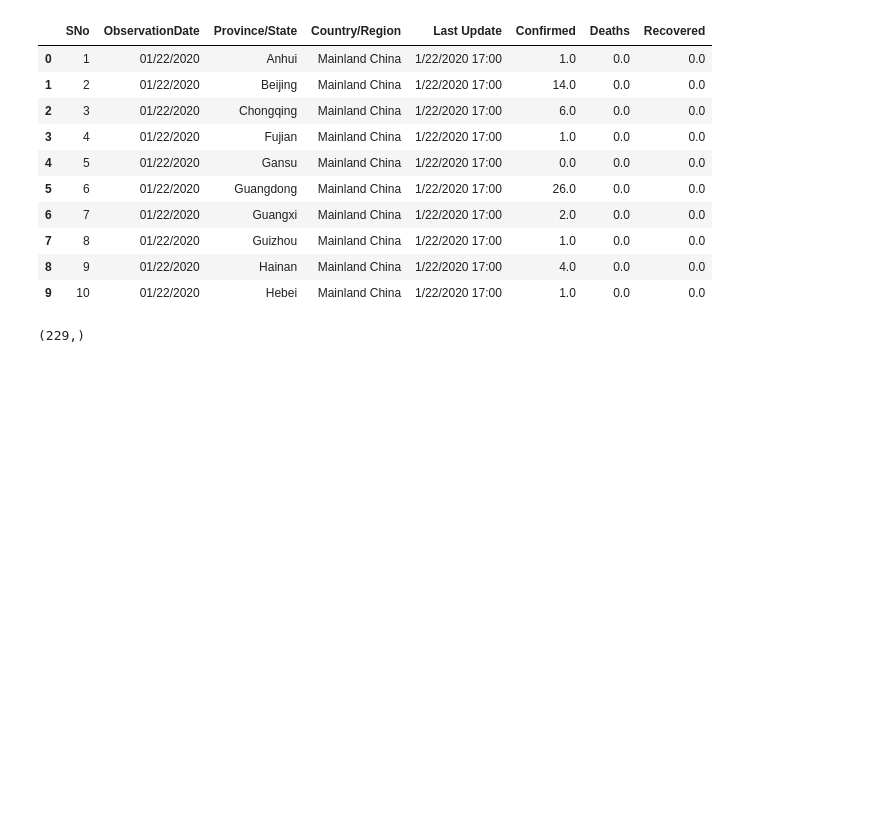
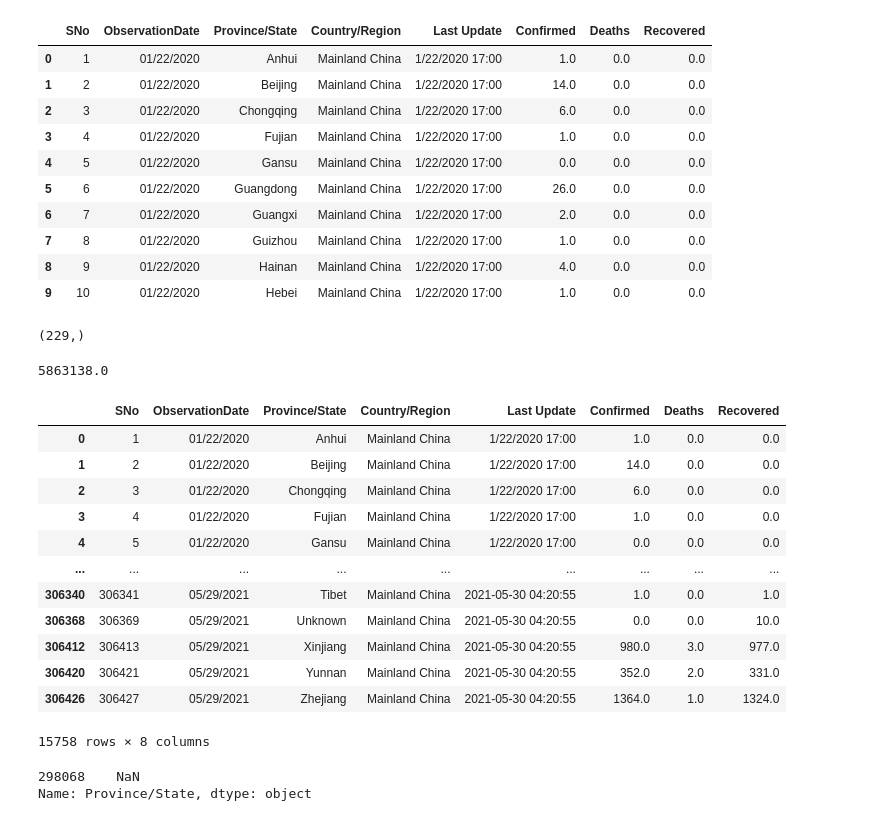
Before and after one commit to UIT-Entropy/DS108, a Jupyter notebook: Bài Tập thực Hành/Lab 1/24521436_lab01.ipynb, the cells around one changed output. Saved outputs shown, nothing was run; the diff lists cells and outputs as text; code cells hidden in the pictures; blank space fills up the shorter version.

```diff
--- a/Bài Tập thực Hành/Lab 1/24521436_lab01.ipynb
+++ b/Bài Tập thực Hành/Lab 1/24521436_lab01.ipynb
@@ -34,3 +52,31 @@ country_corona = df['Country/Region'].unique()
 country_corona.shape
 # %% [output]
 (229,)
+# %%
+maxConfirmedCases = df['Confirmed'].max()
+print(maxConfirmedCases)
+# %% [output]
+5863138.0
+# %%
+Corona_China = df[df['Country/Region'] == 'Mainland China']
+display(Corona_China)
+# %% [output]
+|  | SNo | ObservationDate | Province/State | Country/Region | Last Update | Confirmed | Deaths | Recovered |
+| 0 | 1 | 01/22/2020 | Anhui | Mainland China | 1/22/2020 17:00 | 1.0 | 0.0 | 0.0 |
+| 1 | 2 | 01/22/2020 | Beijing | Mainland China | 1/22/2020 17:00 | 14.0 | 0.0 | 0.0 |
+| 2 | 3 | 01/22/2020 | Chongqing | Mainland China | 1/22/2020 17:00 | 6.0 | 0.0 | 0.0 |
+| 3 | 4 | 01/22/2020 | Fujian | Mainland China | 1/22/2020 17:00 | 1.0 | 0.0 | 0.0 |
+| 4 | 5 | 01/22/2020 | Gansu | Mainland China | 1/22/2020 17:00 | 0.0 | 0.0 | 0.0 |
+| ... | ... | ... | ... | ... | ... | ... | ... | ... |
+| 306340 | 306341 | 05/29/2021 | Tibet | Mainland China | 2021-05-30 04:20:55 | 1.0 | 0.0 | 1.0 |
+| 306368 | 306369 | 05/29/2021 | Unknown | Mainland China | 2021-05-30 04:20:55 | 0.0 | 0.0 | 10.0 |
+| 306412 | 306413 | 05/29/2021 | Xinjiang | Mainland China | 2021-05-30 04:20:55 | 980.0 | 3.0 | 977.0 |
+| 306420 | 306421 | 05/29/2021 | Yunnan | Mainland China | 2021-05-30 04:20:55 | 352.0 | 2.0 | 331.0 |
+| 306426 | 306427 | 05/29/2021 | Zhejiang | Mainland China | 2021-05-30 04:20:55 | 1364.0 | 1.0 | 1324.0 |
+15758 rows × 8 columns
+# %%
+maxStateConfirmedCorona = df[df['Confirmed'] == maxConfirmedCases]["Province/State"]
+display(maxStateConfirmedCorona)
+# %% [output]
+298068    NaN
+Name: Province/State, dtype: object
```
Also changed, not shown: parts of 25 cells of this notebook.
